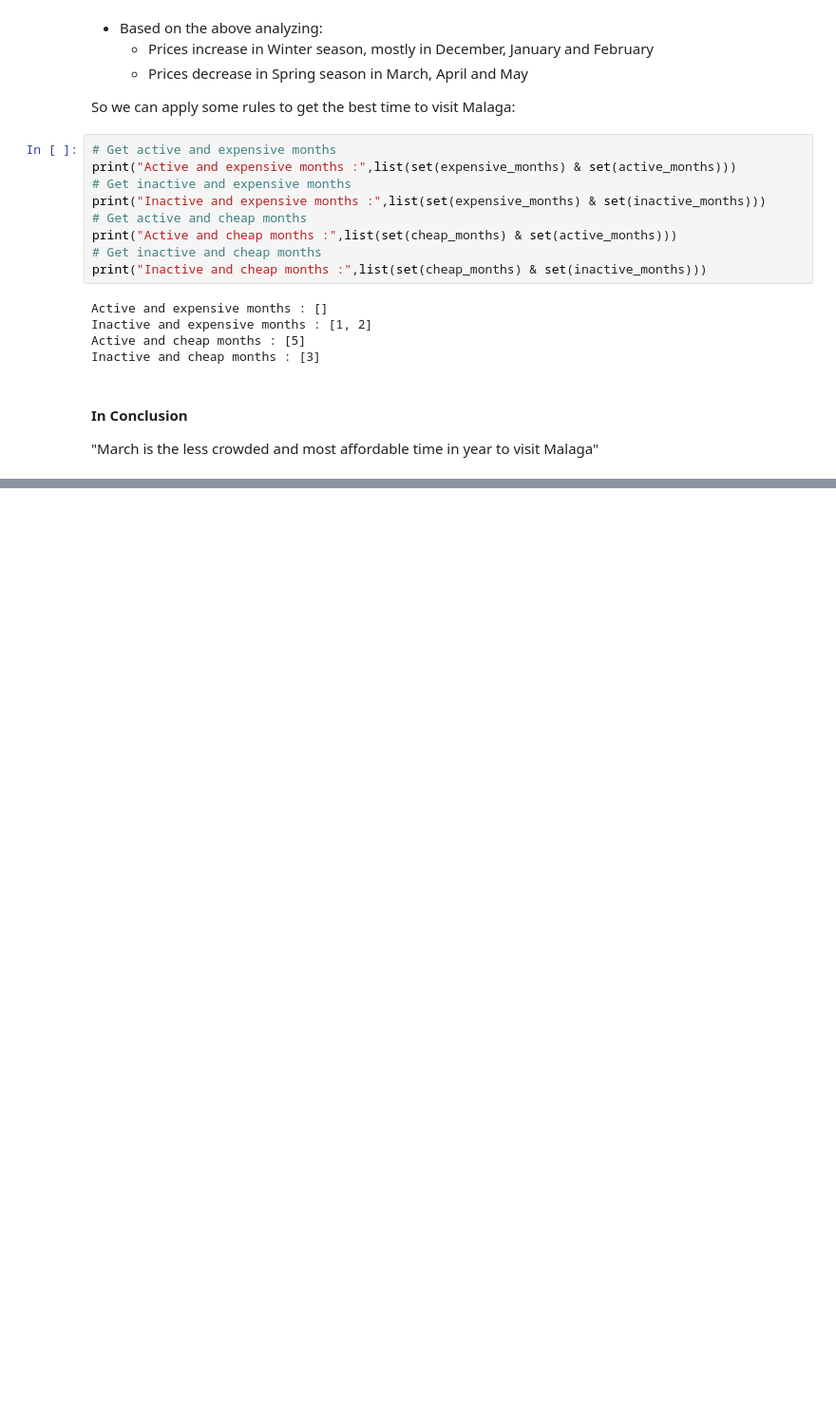
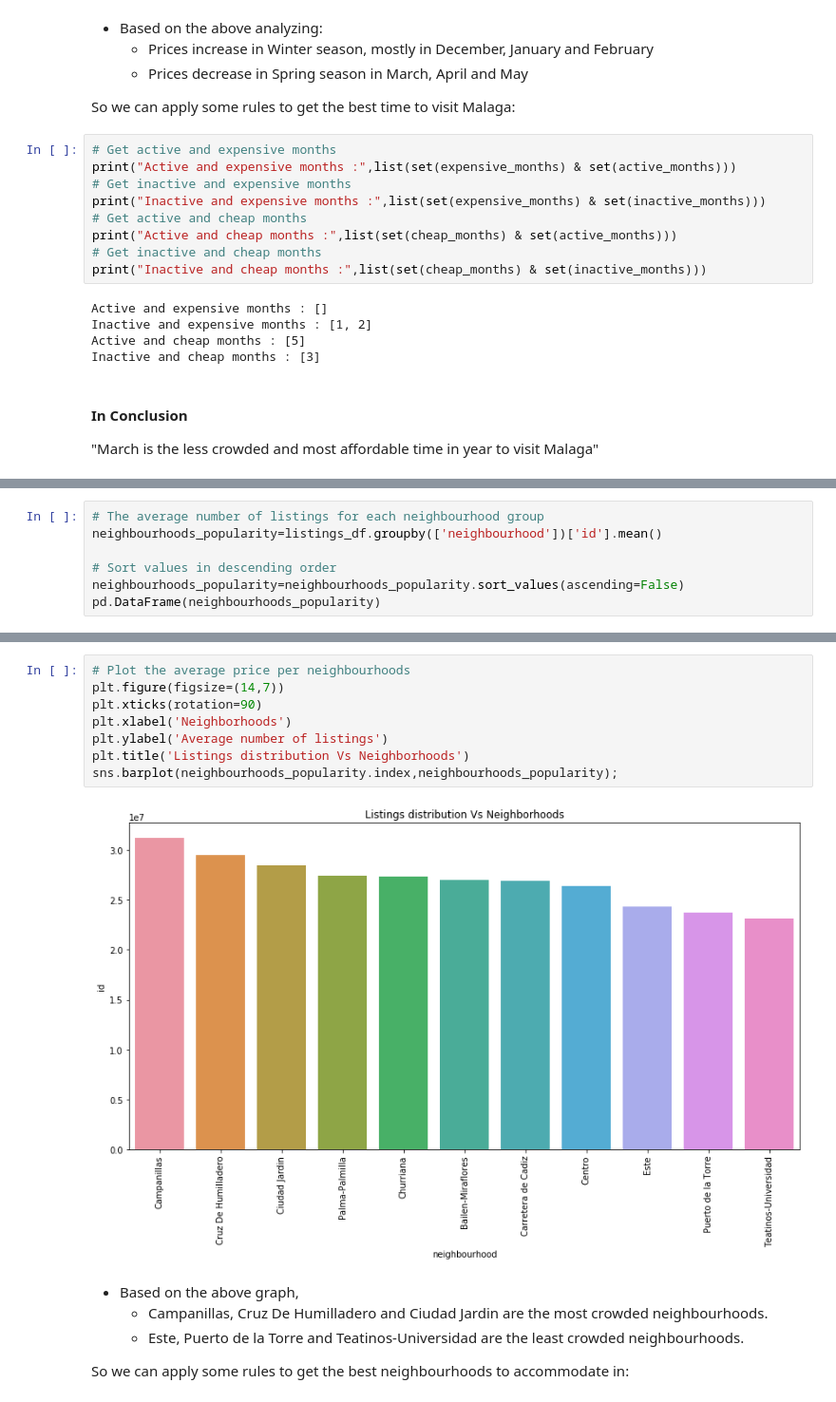
Before and after one commit to DevMahmoud10/Malaga-Airbnb-Data-Analysis, a Jupyter notebook: malaga_airbnb_data_analysis_notebook.ipynb, the cells around one changed output, grey strips where cells are left out. Shown: that part at 95% size. Saved outputs shown, nothing was run; the diff lists cells and outputs as text; blank space fills up the shorter version.

```diff
--- a/malaga_airbnb_data_analysis_notebook.ipynb
+++ b/malaga_airbnb_data_analysis_notebook.ipynb
@@ -337,0 +463,7 @@ Inactive and cheap months : [3]
+# %%
+# The average number of listings for each neighbourhood group
+neighbourhoods_popularity=listings_df.groupby(['neighbourhood'])['id'].mean()
+
+# Sort values in descending order
+neighbourhoods_popularity=neighbourhoods_popularity.sort_values(ascending=False)
+pd.DataFrame(neighbourhoods_popularity)
@@ -337,0 +515,16 @@ Inactive and cheap months : [3]
+# %%
+# Plot the average price per neighbourhoods
+plt.figure(figsize=(14,7))
+plt.xticks(rotation=90)
+plt.xlabel('Neighborhoods')
+plt.ylabel('Average number of listings')
+plt.title('Listings distribution Vs Neighborhoods')
+sns.barplot(neighbourhoods_popularity.index,neighbourhoods_popularity);
+# %% [output]
+[figure, added]
+# %% [markdown]
+- Based on the above graph,
+    - Campanillas, Cruz De Humilladero and Ciudad Jardin are the most crowded neighbourhoods.
+    - Este, Puerto de la Torre and Teatinos-Universidad are the least crowded neighbourhoods.
+
+So we can apply some rules to get the best neighbourhoods to accommodate in:
```
Also changed, not shown: parts of 37 cells of this notebook.
